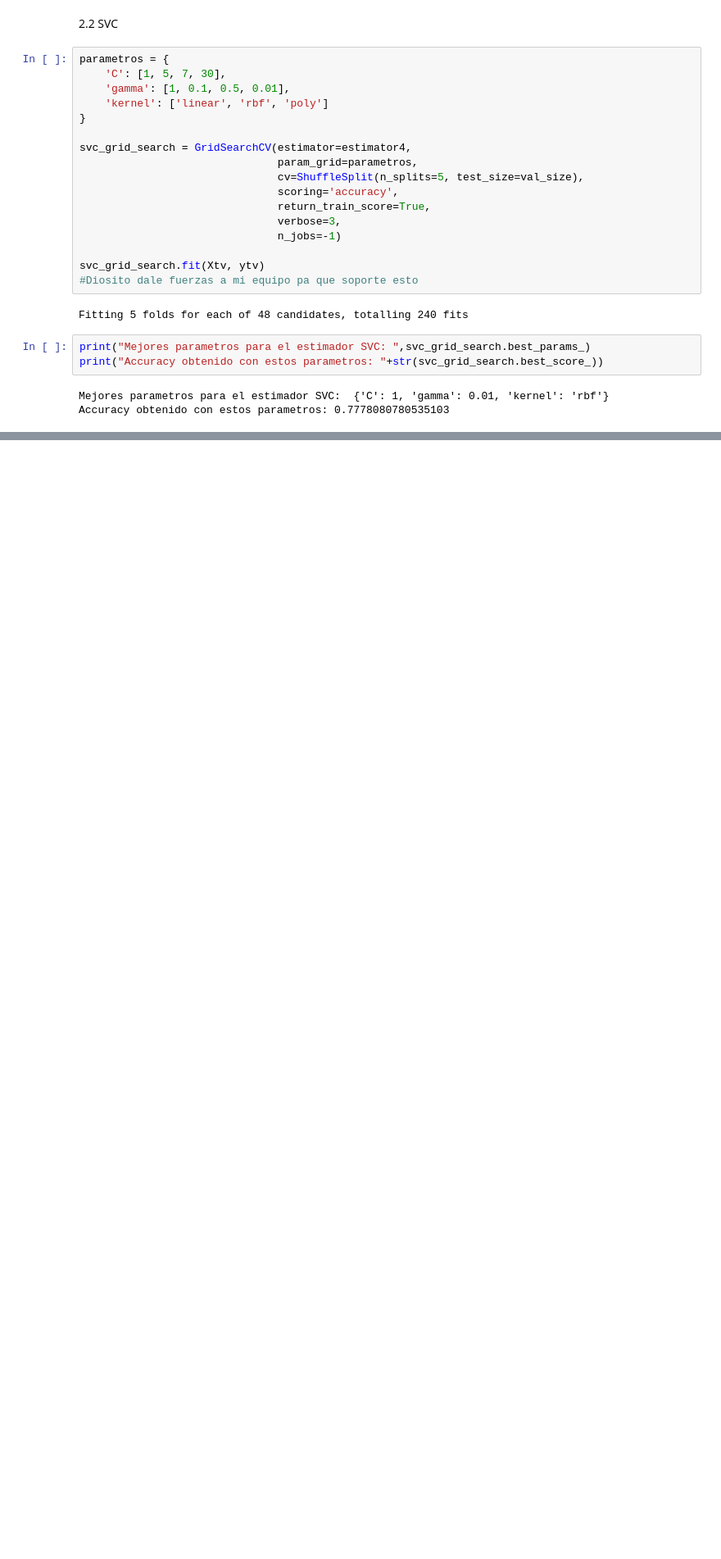
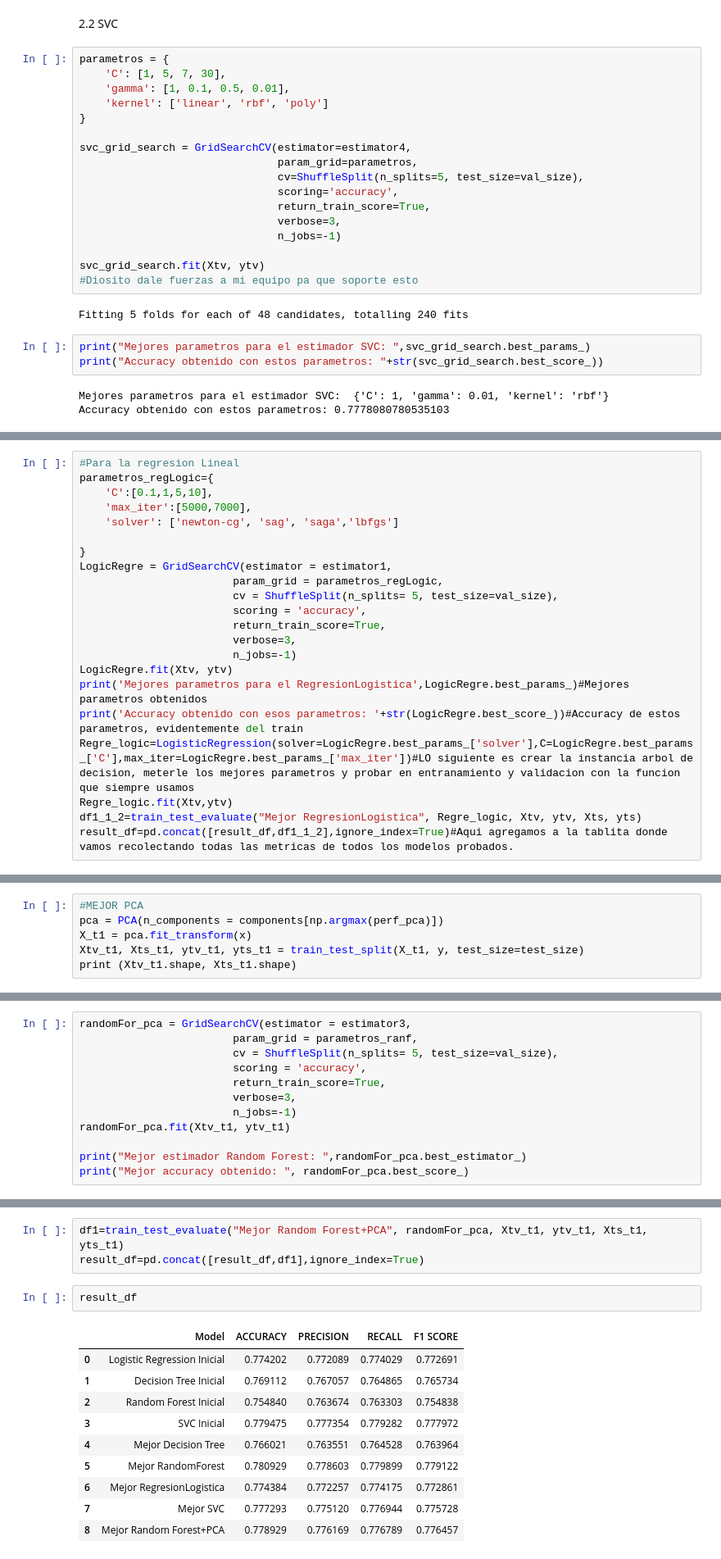
Before and after one commit to AndresBanquezBio/BDUrgencias, a Jupyter notebook: NoteBook/modelos.ipynb, the cells around one changed output, grey strips where cells are left out. Shown: that part at 82% size. Saved outputs shown, nothing was run; the diff lists cells and outputs as text; blank space fills up the shorter version.

Commit message:
todo acabado en el nombre de nuestro señor jesucritos todo poderoso amen

```diff
--- a/NoteBook/modelos.ipynb
+++ b/NoteBook/modelos.ipynb
@@ -726,0 +796,22 @@ ME AVISAS CUANDO ACABES, MIENTRAS IRÉ ORGANIZANDO EL FLUJO DE TRABAJO PARA PROB
+# %%
+#Para la regresion Lineal
+parametros_regLogic={
+    'C':[0.1,1,5,10],
+    'max_iter':[5000,7000],
+    'solver': ['newton-cg', 'sag', 'saga','lbfgs']
+
+}
+LogicRegre = GridSearchCV(estimator = estimator1,
+                        param_grid = parametros_regLogic,
+                        cv = ShuffleSplit(n_splits= 5, test_size=val_size),
+                        scoring = 'accuracy',
+                        return_train_score=True,
+                        verbose=3,
+                        n_jobs=-1)
+LogicRegre.fit(Xtv, ytv)
+print('Mejores parametros para el RegresionLogistica',LogicRegre.best_params_)#Mejores parametros obtenidos
+print('Accuracy obtenido con esos parametros: '+str(LogicRegre.best_score_))#Accuracy de estos parametros, evidentemente del train
+Regre_logic=LogisticRegression(solver=LogicRegre.best_params_['solver'],C=LogicRegre.best_params_['C'],max_iter=LogicRegre.best_params_['max_iter'])#LO siguiente es crear la instancia arbol de decision, meterle los mejores parametros y probar en entranamiento y validacion con la funcion que siempre usamos
+Regre_logic.fit(Xtv,ytv)
+df1_1_2=train_test_evaluate("Mejor RegresionLogistica", Regre_logic, Xtv, ytv, Xts, yts)
+result_df=pd.concat([result_df,df1_1_2],ignore_index=True)#Aqui agregamos a la tablita donde vamos recolectando todas las metricas de todos los modelos probados.
@@ -726,0 +887,6 @@ ME AVISAS CUANDO ACABES, MIENTRAS IRÉ ORGANIZANDO EL FLUJO DE TRABAJO PARA PROB
+# %%
+#MEJOR PCA
+pca = PCA(n_components = components[np.argmax(perf_pca)])
+X_t1 = pca.fit_transform(x)
+Xtv_t1, Xts_t1, ytv_t1, yts_t1 = train_test_split(X_t1, y, test_size=test_size)
+print (Xtv_t1.shape, Xts_t1.shape)
@@ -726,0 +895,12 @@ ME AVISAS CUANDO ACABES, MIENTRAS IRÉ ORGANIZANDO EL FLUJO DE TRABAJO PARA PROB
+# %%
+randomFor_pca = GridSearchCV(estimator = estimator3,
+                        param_grid = parametros_ranf,
+                        cv = ShuffleSplit(n_splits= 5, test_size=val_size),
+                        scoring = 'accuracy',
+                        return_train_score=True,
+                        verbose=3,
+                        n_jobs=-1)
+randomFor_pca.fit(Xtv_t1, ytv_t1)
+
+print("Mejor estimador Random Forest: ",randomFor_pca.best_estimator_)
+print("Mejor accuracy obtenido: ", randomFor_pca.best_score_)
@@ -726,0 +912,16 @@ ME AVISAS CUANDO ACABES, MIENTRAS IRÉ ORGANIZANDO EL FLUJO DE TRABAJO PARA PROB
+# %%
+df1=train_test_evaluate("Mejor Random Forest+PCA", randomFor_pca, Xtv_t1, ytv_t1, Xts_t1, yts_t1)
+result_df=pd.concat([result_df,df1],ignore_index=True)
+# %%
+result_df
+# %% [output]
+|  | Model | ACCURACY | PRECISION | RECALL | F1 SCORE |
+| 0 | Logistic Regression Inicial | 0.774202 | 0.772089 | 0.774029 | 0.772691 |
+| 1 | Decision Tree Inicial | 0.769112 | 0.767057 | 0.764865 | 0.765734 |
+| 2 | Random Forest Inicial | 0.754840 | 0.763674 | 0.763303 | 0.754838 |
+| 3 | SVC Inicial | 0.779475 | 0.777354 | 0.779282 | 0.777972 |
+| 4 | Mejor Decision Tree | 0.766021 | 0.763551 | 0.764528 | 0.763964 |
+| 5 | Mejor RandomForest | 0.780929 | 0.778603 | 0.779899 | 0.779122 |
+| 6 | Mejor RegresionLogistica | 0.774384 | 0.772257 | 0.774175 | 0.772861 |
+| 7 | Mejor SVC | 0.777293 | 0.775120 | 0.776944 | 0.775728 |
+| 8 | Mejor Random Forest+PCA | 0.778929 | 0.776169 | 0.776789 | 0.776457 |
```
Also changed, not shown: parts of 22 cells of this notebook, 1 other file.
